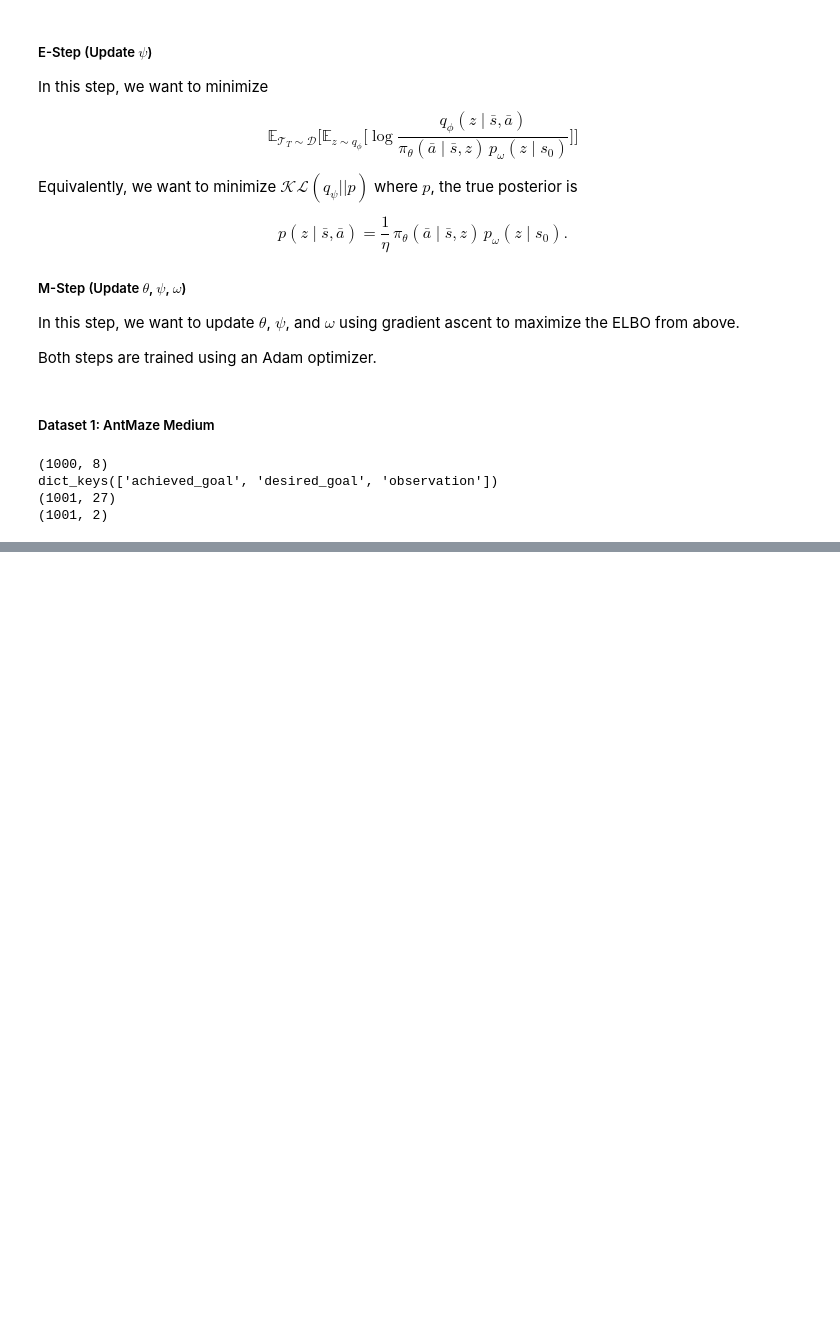
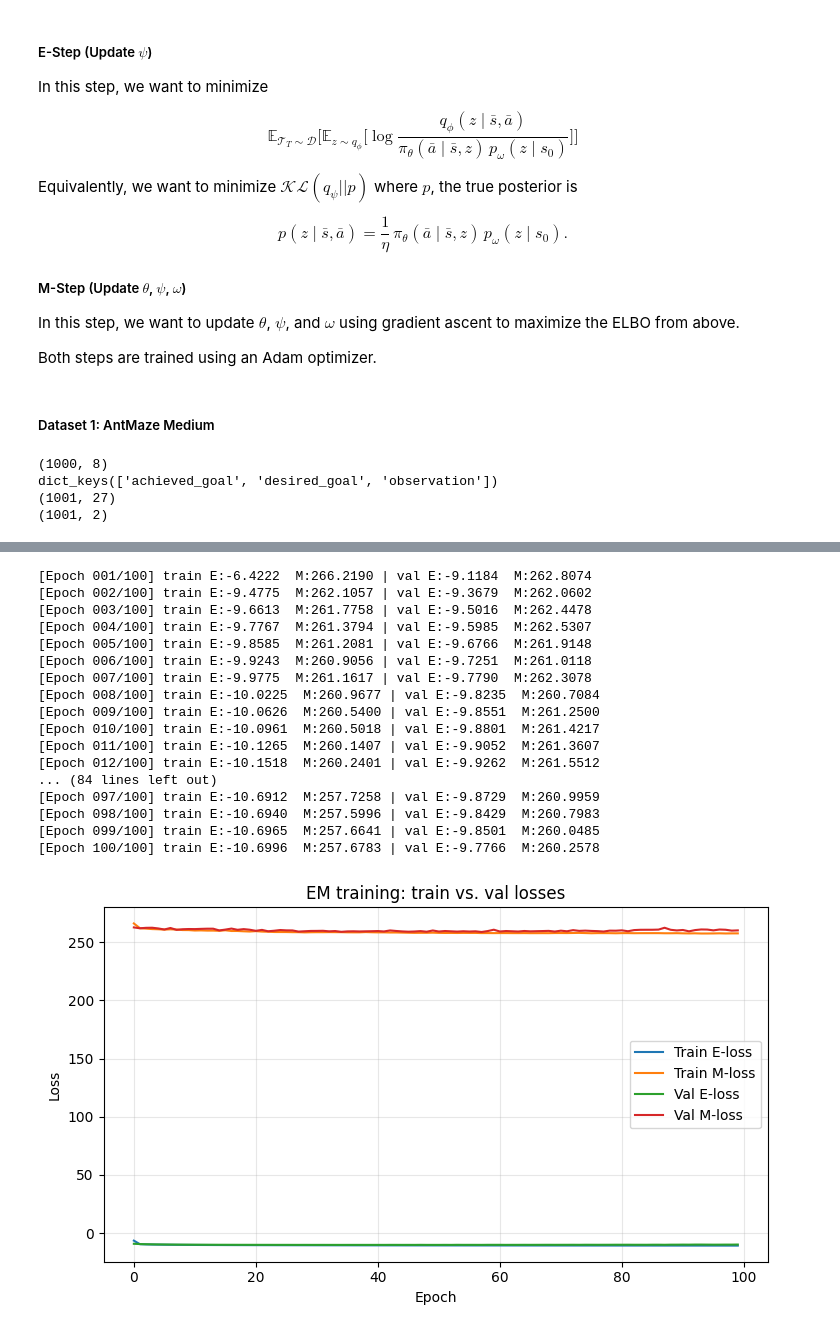
Before and after one commit to williamhuang08/Learning-Temporal-World-Models, a Jupyter notebook: model.ipynb, the cells around one changed output, grey strips where cells are left out. Saved outputs shown, nothing was run; the diff lists cells and outputs as text; code cells hidden in the pictures; blank space fills up the shorter version.

```diff
--- a/model.ipynb
+++ b/model.ipynb
@@ -276,7 +286,7 @@ dict_keys(['achieved_goal', 'desired_goal', 'observation'])
 B = 100
 
 # T, the length of each subtrajectory (from paper)
-T = 9
+T = 39
 
 # AntMaze state and action dims (from Minari)
 state_dim = 29
@@ -538,2 +356,0 @@ def skill_model_training(
-# %%
-skill_model_training(loader, q_phi, pi_theta, p_psi, p_omega, epochs=25)
@@ -574,0 +428,29 @@ skill_model_training(loader, q_phi, pi_theta, p_psi, p_omega, epochs=25)
+# %%
+# Pick indices for train/test/split
+train_ids, val_ids, test_ids = make_episode_splits(ant_maze_dataset, train=0.8, val=0.1, test=0.1, seed=0)
+print(f"train:{len(train_ids)}  val:{len(val_ids)}  test:{len(test_ids)}")
+
+# Datasets from episode subsets
+train_ds = SubtrajDataset(ant_maze_dataset, T=T, episode_ids=train_ids, stride=3)
+val_ds = SubtrajDataset(ant_maze_dataset, T=T, episode_ids=val_ids,   stride=3)
+test_ds = SubtrajDataset(ant_maze_dataset, T=T, episode_ids=test_ids,  stride=3)
+
+print(f"train:{len(train_ds)}  val:{len(val_ds)}  test:{len(test_ds)}")
+
+# find per-feature mean and std from all state_sequence timesteps in train_ds
+def compute_stats(ds):
+    Ss = []
+    for item in ds.items:
+        Ss.append(item[1])  # state_sequence [T,29]
+    S = np.concatenate([x.reshape(-1, x.shape[-1]) for x in Ss], axis=0)
+    S_mean, S_std = S.mean(0), S.std(0) + 1e-6
+    return (S_mean, S_std)
+
+S_mean, S_std = compute_stats(train_ds)
+
+# pass stats into datasets
+train_ds.stats = (S_mean, S_std)
+val_ds.stats = (S_mean, S_std)
+
+train_loader = DataLoader(train_ds, batch_size=B, shuffle=True,  collate_fn=collate, drop_last=False)
+val_loader = DataLoader(val_ds, batch_size=B, shuffle=False, collate_fn=collate, drop_last=False)
@@ -574,0 +687,21 @@ skill_model_training(loader, q_phi, pi_theta, p_psi, p_omega, epochs=25)
+# %%
+curves = skill_model_training_with_val(train_loader, val_loader, q_phi, pi_theta, p_psi, p_omega, epochs=100, e_lr=5e-5, m_lr=5e-5, e_steps=1, m_steps=1)
+# %% [output]
+[Epoch 001/100] train E:-6.4222  M:266.2190 | val E:-9.1184  M:262.8074
+[Epoch 002/100] train E:-9.4775  M:262.1057 | val E:-9.3679  M:262.0602
+[Epoch 003/100] train E:-9.6613  M:261.7758 | val E:-9.5016  M:262.4478
+[Epoch 004/100] train E:-9.7767  M:261.3794 | val E:-9.5985  M:262.5307
+[Epoch 005/100] train E:-9.8585  M:261.2081 | val E:-9.6766  M:261.9148
+[Epoch 006/100] train E:-9.9243  M:260.9056 | val E:-9.7251  M:261.0118
+[Epoch 007/100] train E:-9.9775  M:261.1617 | val E:-9.7790  M:262.3078
+[Epoch 008/100] train E:-10.0225  M:260.9677 | val E:-9.8235  M:260.7084
+[Epoch 009/100] train E:-10.0626  M:260.5400 | val E:-9.8551  M:261.2500
+[Epoch 010/100] train E:-10.0961  M:260.5018 | val E:-9.8801  M:261.4217
+[Epoch 011/100] train E:-10.1265  M:260.1407 | val E:-9.9052  M:261.3607
+[Epoch 012/100] train E:-10.1518  M:260.2401 | val E:-9.9262  M:261.5512
+... (84 lines left out)
+[Epoch 097/100] train E:-10.6912  M:257.7258 | val E:-9.8729  M:260.9959
+[Epoch 098/100] train E:-10.6940  M:257.5996 | val E:-9.8429  M:260.7983
+[Epoch 099/100] train E:-10.6965  M:257.6641 | val E:-9.8501  M:260.0485
+[Epoch 100/100] train E:-10.6996  M:257.6783 | val E:-9.7766  M:260.2578
+[figure, added]
```
Also changed, not shown: parts of 32 cells of this notebook, 6 other files.
